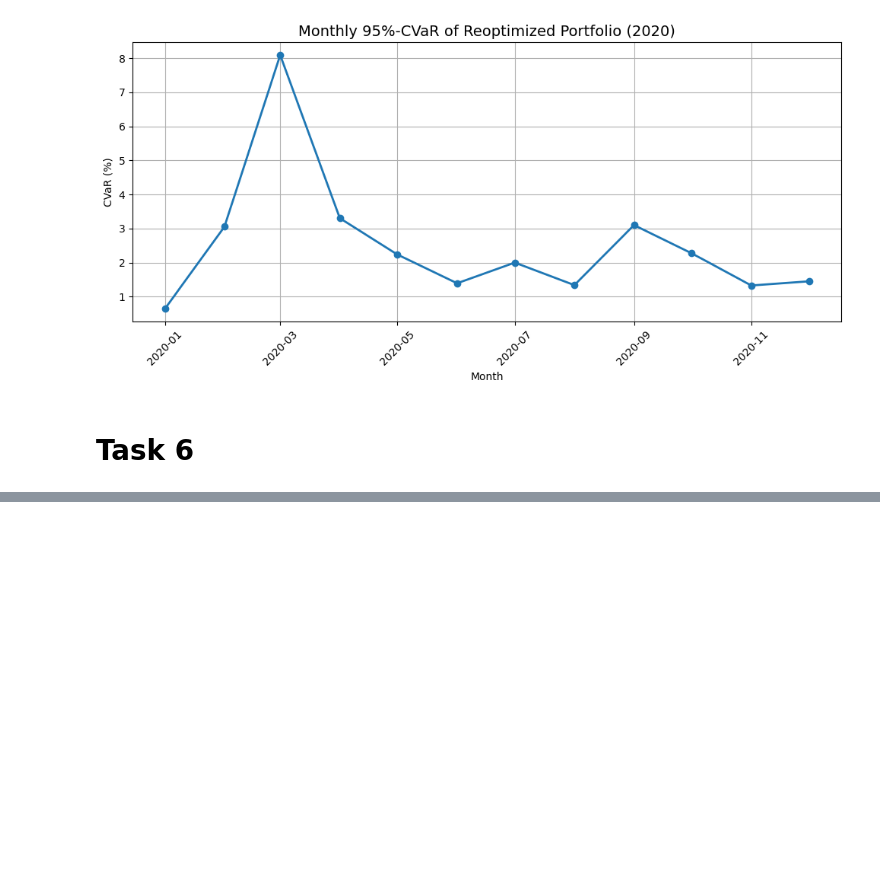
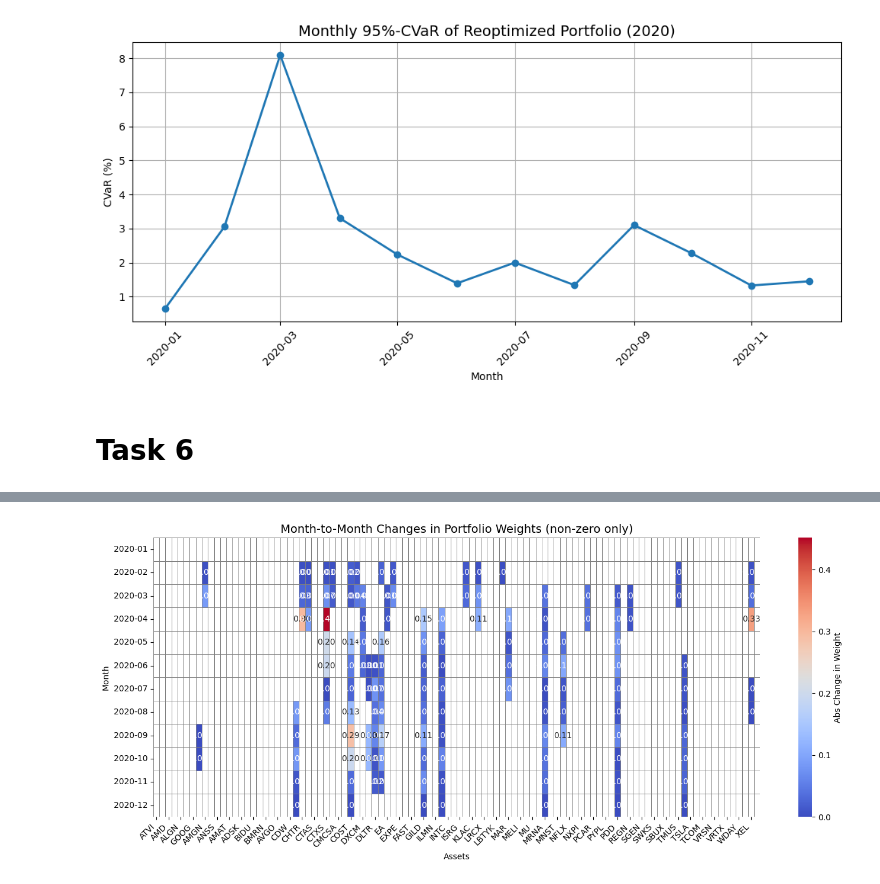
Before and after one commit to ethandavenport/Optimization-I-Proj1, a Jupyter notebook: optimizer.ipynb, the cells around one changed output, grey strips where cells are left out. Saved outputs shown, nothing was run; the diff lists cells and outputs as text; code cells hidden in the pictures; blank space fills up the shorter version.

```diff
--- a/optimizer.ipynb
+++ b/optimizer.ipynb
@@ -743,3 +743,66 @@ plt.show()
 [figure]
 # %% [markdown]
 # Task 6
+# %%
+import pandas as pd
+import matplotlib.pyplot as plt
+import seaborn as sns
+import numpy as np
+
+# =========================================
+# 1. Convert dictionary to DataFrame
+# =========================================
+asset_names = returns20.columns.tolist()
+
+monthly_weights_df = pd.DataFrame.from_dict(monthly_weights, orient="index")
+monthly_weights_df.columns = asset_names
+monthly_weights_df.index = pd.to_datetime(monthly_weights_df.index)
+monthly_weights_df = monthly_weights_df.sort_index()
+
+# =========================================
+# 2. Compute differences and check stability
+# =========================================
+weight_diffs = monthly_weights_df.diff().abs()
+
+# Filter only columns (assets) that have at least one non-zero change
+nonzero_cols = weight_diffs.loc[:, (weight_diffs != 0).any(axis=0)]
+
+# Also keep rows where there’s some nonzero activity
+nonzero_diffs = nonzero_cols.loc[(nonzero_cols != 0).any(axis=1)]
+
+# Check stability
+is_stable = (weight_diffs <= 0.05).all().all()
+print("Is the portfolio sequence stable?", is_stable)
+
+# Show maximum change per asset (only unstable ones)
+max_change = nonzero_cols.max()
+print("\nMaximum month-to-month change in weights (non-zero only):")
+print(max_change[max_change > 0])
+
+# =========================================
+# 3. Heatmap visualization (cleaner)
+# =========================================
+# Convert index to Year-Month strings
+nonzero_diffs.index = nonzero_diffs.index.strftime("%Y-%m")
+
+plt.figure(figsize=(14, 6))
+
+# Mask zeros so they show as blank
+mask = nonzero_diffs == 0
+
+sns.heatmap(
+    nonzero_diffs,
+    annot=True, fmt=".2f",
+    cmap="coolwarm",
+    mask=mask,
+    cbar_kws={'label': 'Abs Change in Weight'},
+    linewidths=0.4, linecolor="gray"
+)
+
+plt.title("Month-to-Month Changes in Portfolio Weights (non-zero only)", fontsize=14)
+plt.xlabel("Assets")
+plt.ylabel("Month")
+plt.xticks(rotation=45, ha="right")
+plt.tight_layout()
+plt.show()
+# %% [output]
@@ -745,0 +826 @@ plt.show()
+[figure, added]
```
Also changed, not shown: parts of 3 cells of this notebook.
